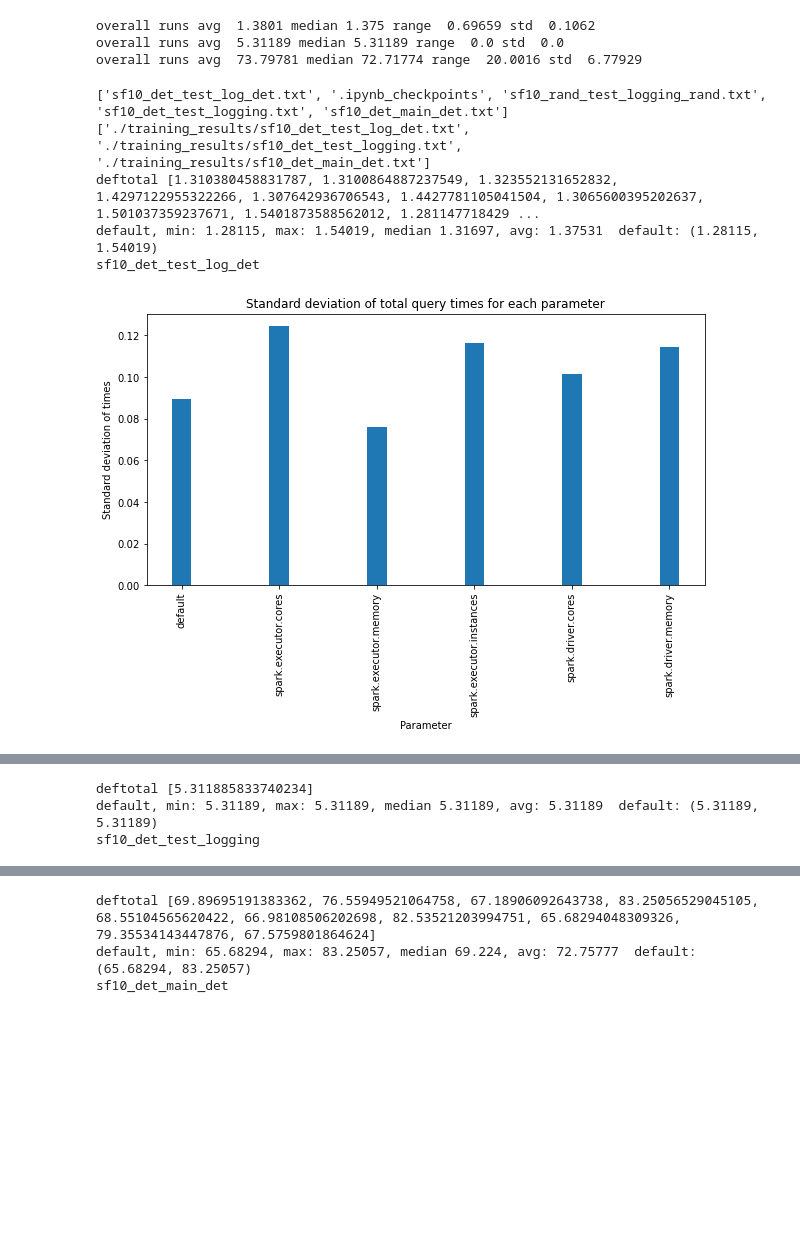
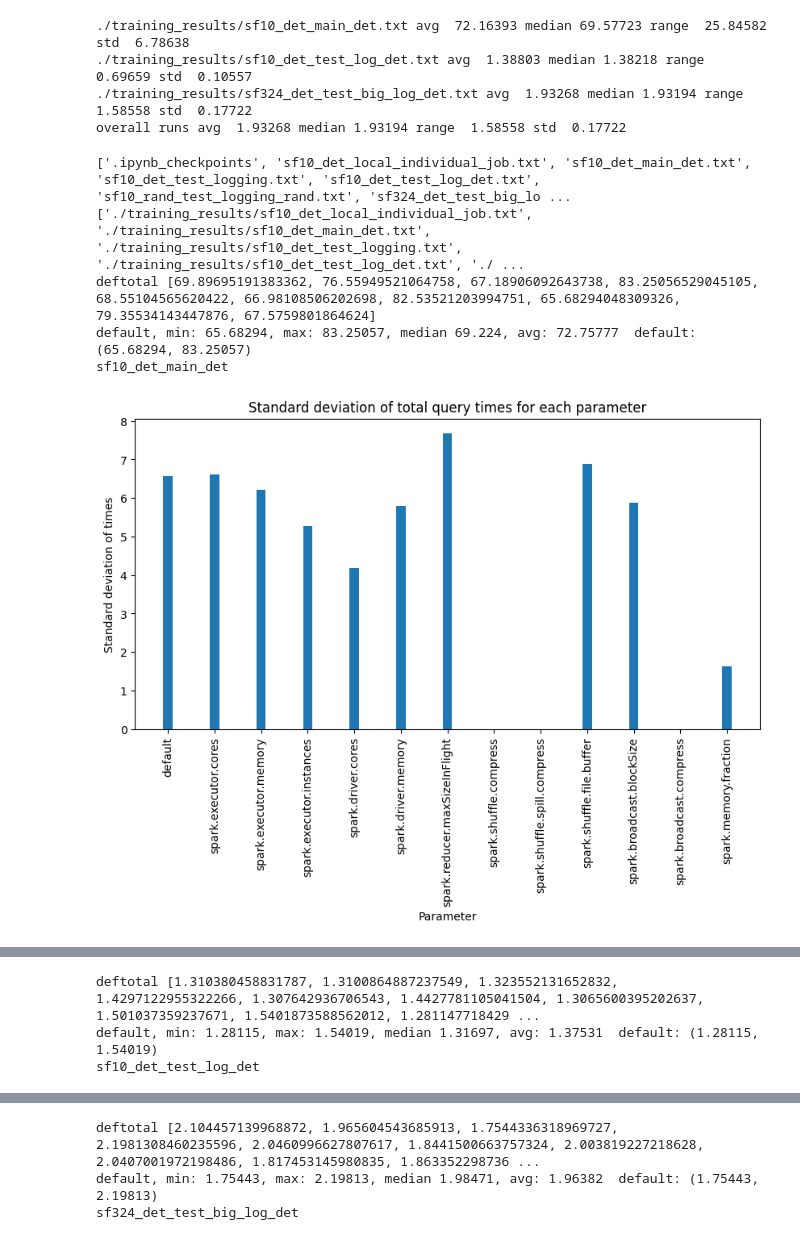
Before and after one commit to gaoj123/spark-autotuner, a Jupyter notebook: training_data/training_analysis_text.ipynb, the cells around one changed output, grey strips where cells are left out. Drawn from its saved outputs; the diff is of its cells as text; code cells hidden in the pictures; blank space fills up the shorter version.

```diff
--- a/training_data/training_analysis_text.ipynb
+++ b/training_data/training_analysis_text.ipynb
@@ -64,6 +64,10 @@ for fname in training_fnames:
             if int(k) < len(lines):
                 deterministic_data[fname][k] = eval(lines[int(k)])
         fname_numdet[fname] = len(deterministic_data[fname])
+        if fname_numdet[fname] < 5:
+            del fname_numdet[fname]
+            del deterministic_data[fname]
+
 print(sum(fname_numdata.values()))
 print(fname_numdata)
 print(fname_numdet)
@@ -81,9 +85,13 @@ for fname, data in deterministic_data.items():
         det_params[fname].append(get_spark_params(result_dict))
         if result_dict['runtimes']:
             det_rt[fname].append(result_dict['runtimes']['total'])
+    if not det_params[fname]:
+        print(fname)
+        del det_params[fname]
+        del det_rt[fname]
 prev_fname = fname
 for fname in det_params:
     assert det_params[fname][0] == defaults, f'{det_params[fname][0]} !=\n{defaults}'
     #assert str(det_params[fname]) == str(det_params[prev_fname]), fname + " " + prev_fname
-    print(fname, '\n',det_rt[fname][0], det_rt[fname][-1], max(det_rt[fname]), min(det_rt[fname]))
+    print(fname, '\n',det_rt[fname][0], det_rt[fname][-1], max(det_rt[fname]), min(det_rt[fname]), len(det_rt[fname]))
 # %% [output]
@@ -123,14 +135,17 @@ num unique params 3 total runs 26 valid runs 26
 # %%
 for fname in det_rt:
     all_runs = []
+    runs = []
     for run in det_rt[fname]:
         all_runs.append(run)
-        #print('avg ', round(np.average(run), 5), 'median', round(np.median(run), 5), 'range ', round(max(run)-min(run),5), 'std ', round(np.std(run), 5))
-    print('overall runs avg ', round(np.average(all_runs), 5), 'median', round(np.median(all_runs), 5), 'range ', round(max(all_runs)-min(all_runs),5), 'std ', round(np.std(all_runs), 5))
+        runs.append(run)
+    print(fname, 'avg ', round(np.average(runs), 5), 'median', round(np.median(runs), 5), 'range ', round(max(runs)-min(runs),5), 'std ', round(np.std(runs), 5))
+print('overall runs avg ', round(np.average(all_runs), 5), 'median', round(np.median(all_runs), 5), 'range ', round(max(all_runs)-min(all_runs),5), 'std ', round(np.std(all_runs), 5))
 # %% [output]
-overall runs avg  1.3801 median 1.375 range  0.69659 std  0.1062
-overall runs avg  5.31189 median 5.31189 range  0.0 std  0.0
-overall runs avg  73.79781 median 72.71774 range  20.0016 std  6.77929
+./training_results/sf10_det_main_det.txt avg  72.16393 median 69.57723 range  25.84582 std  6.78638
+./training_results/sf10_det_test_log_det.txt avg  1.38803 median 1.38218 range  0.69659 std  0.10557
+./training_results/sf324_det_test_big_log_det.txt avg  1.93268 median 1.93194 range  1.58558 std  0.17722
+overall runs avg  1.93268 median 1.93194 range  1.58558 std  0.17722
 # %%
 #training_fnames = ['./training_results/'+x for x in os.listdir('./training_results') if 'json' in x and 'test_clear_ports' in x]
 #direc = '../../../../nobackup1/hoped/spark-autotuner/training_data/training_results'
@@ -156,6 +171,8 @@ for FNAME in  training_fnames:
             print(FNAME, "load error")
             print(e)
             continue
+    if len(file_data) < 5:
+        continue
 
     class Parameter:
         def __init__(self, name):
@@ -248,36 +265,36 @@ for FNAME in  training_fnames:
 
         #save total time std to csv
         df = pd.DataFrame(list(zip(names, stds)),
         columns =['name', 'standard_dev_total_times'])
         df.to_csv("./training_sensitivity/all_runtime_stds.csv", mode='w')
 
         #plot std
         fig = plt.figure(figsize = (10, 5))
         plt.xticks(rotation=90)
         plt.bar(names, stds, bottom=[0]*len(names), width=0.2)
         plt.title("Standard deviation of total query times for each parameter")
         plt.xlabel("Parameter")
         plt.ylabel("Standard deviation of times")
         name = FNAME.split("/")[-1][:-4]
         print(name)
         plt.savefig(f"./training_sensitivity/all_runtime_stds{name}.jpg", bbox_inches="tight")
         plt.show()
 
         #plot min/max times for each parameter
         fig = plt.figure(figsize = (10, 5))
         plt.xticks(rotation=90)
         plt.bar(names, diffs, bottom=mins, width=0.2)
         plt.title("Range of total query times for each parameter")
         plt.xlabel("Parameter")
         plt.ylabel("Range of times")
         plt.savefig(f"./training_sensitivity/all_runtime_ranges{name}.jpg", bbox_inches="tight")
         plt.show()
 
     analyze_results()
 # %% [output]
-['sf10_det_test_log_det.txt', '.ipynb_checkpoints', 'sf10_rand_test_logging_rand.txt', 'sf10_det_test_logging.txt', 'sf10_det_main_det.txt']
-['./training_results/sf10_det_test_log_det.txt', './training_results/sf10_det_test_logging.txt', './training_results/sf10_det_main_det.txt']
-deftotal [1.310380458831787, 1.3100864887237549, 1.323552131652832, 1.4297122955322266, 1.307642936706543, 1.4427781105041504, 1.3065600395202637, 1.501037359237671, 1.5401873588562012, 1.281147718429 ...
-default, min: 1.28115, max: 1.54019, median 1.31697, avg: 1.37531  default: (1.28115, 1.54019)
-sf10_det_test_log_det
+['.ipynb_checkpoints', 'sf10_det_local_individual_job.txt', 'sf10_det_main_det.txt', 'sf10_det_test_logging.txt', 'sf10_det_test_log_det.txt', 'sf10_rand_test_logging_rand.txt', 'sf324_det_test_big_lo ...
+['./training_results/sf10_det_local_individual_job.txt', './training_results/sf10_det_main_det.txt', './training_results/sf10_det_test_logging.txt', './training_results/sf10_det_test_log_det.txt', './ ...
+deftotal [69.89695191383362, 76.55949521064758, 67.18906092643738, 83.25056529045105, 68.55104565620422, 66.98108506202698, 82.53521203994751, 65.68294048309326, 79.35534143447876, 67.5759801864624]
+default, min: 65.68294, max: 83.25057, median 69.224, avg: 72.75777  default: (65.68294, 83.25057)
+sf10_det_main_det
-[figure, old version]
+[figure, new version]
@@ -285,3 +302,3 @@ sf10_det_test_log_det
-deftotal [5.311885833740234]
-default, min: 5.31189, max: 5.31189, median 5.31189, avg: 5.31189  default: (5.31189, 5.31189)
-sf10_det_test_logging
+deftotal [1.310380458831787, 1.3100864887237549, 1.323552131652832, 1.4297122955322266, 1.307642936706543, 1.4427781105041504, 1.3065600395202637, 1.501037359237671, 1.5401873588562012, 1.281147718429 ...
+default, min: 1.28115, max: 1.54019, median 1.31697, avg: 1.37531  default: (1.28115, 1.54019)
+sf10_det_test_log_det
@@ -290,3 +307,3 @@ sf10_det_test_logging
-deftotal [69.89695191383362, 76.55949521064758, 67.18906092643738, 83.25056529045105, 68.55104565620422, 66.98108506202698, 82.53521203994751, 65.68294048309326, 79.35534143447876, 67.5759801864624]
-default, min: 65.68294, max: 83.25057, median 69.224, avg: 72.75777  default: (65.68294, 83.25057)
-sf10_det_main_det
+deftotal [2.104457139968872, 1.965604543685913, 1.7544336318969727, 2.1981308460235596, 2.0460996627807617, 1.8441500663757324, 2.003819227218628, 2.0407001972198486, 1.817453145980835, 1.863352298736 ...
+default, min: 1.75443, max: 2.19813, median 1.98471, avg: 1.96382  default: (1.75443, 2.19813)
+sf324_det_test_big_log_det
```
Also changed, not shown: parts of 6 cells of this notebook, 13 other files.
